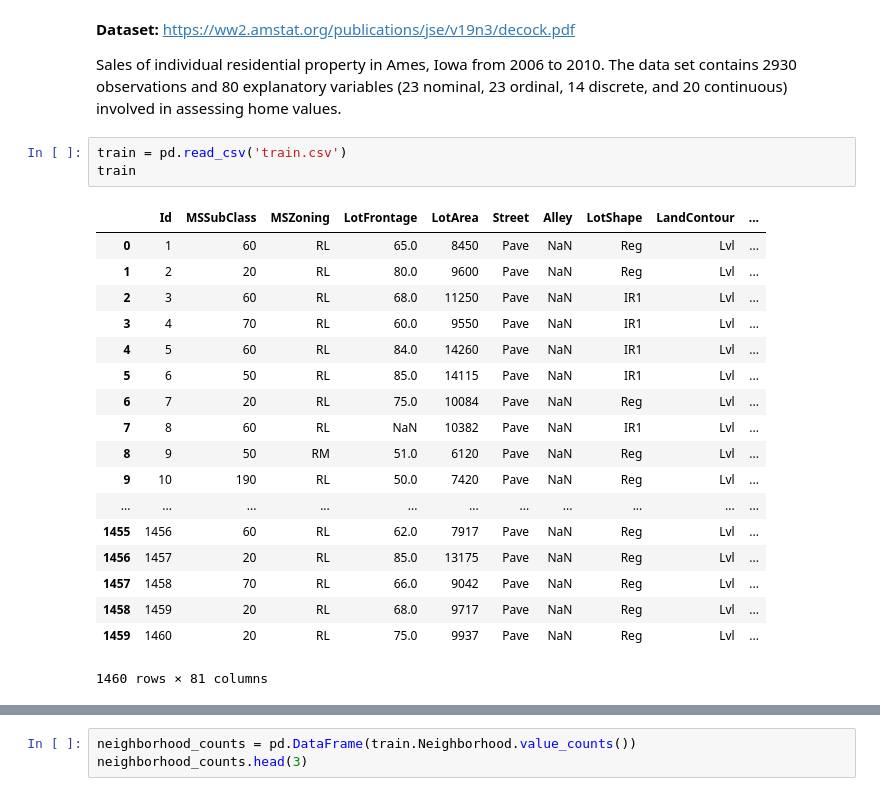
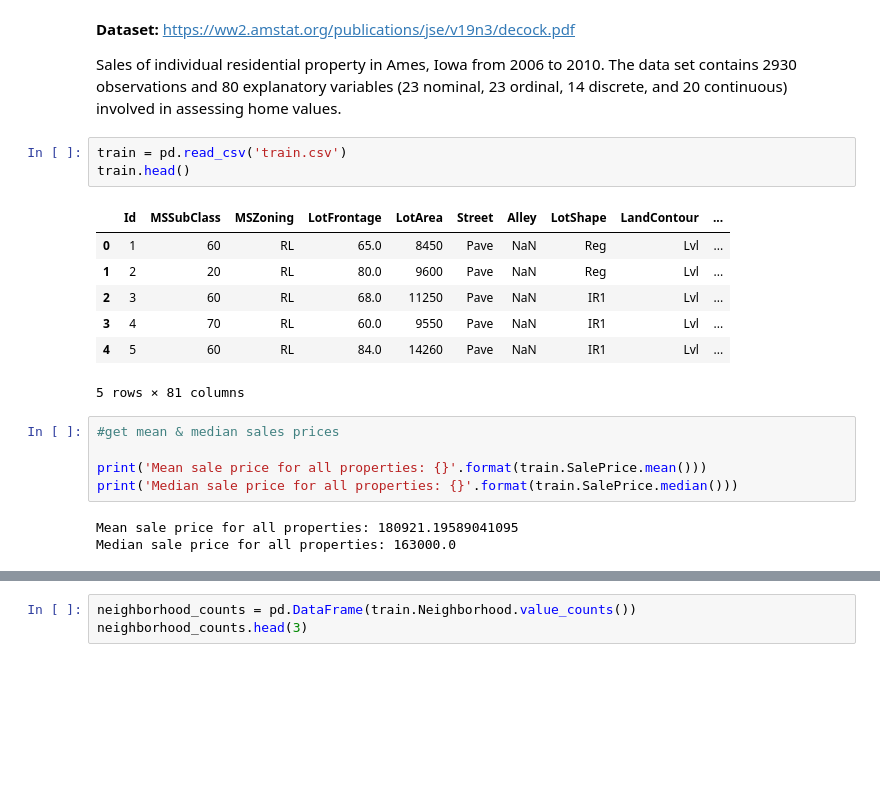
Before and after one commit to brianmcguckin/thinkful_data_science, a Jupyter notebook: unit_01_capstone.ipynb, the cells around one changed output, grey strips where cells are left out. Drawn from its saved outputs; the diff is of its cells as text; blank space fills up the shorter version.

```diff
--- a/unit_01_capstone.ipynb
+++ b/unit_01_capstone.ipynb
@@ -11,23 +11,20 @@ __Dataset:__ https://ww2.amstat.org/publications/jse/v19n3/decock.pdf
 Sales of individual residential property in Ames, Iowa from 2006 to 2010. The data set contains 2930 observations and 80 explanatory variables (23 nominal, 23 ordinal, 14 discrete, and 20 continuous) involved in assessing home values.
 # %%
 train = pd.read_csv('train.csv')
-train
+train.head()
 # %% [output]
 |  | Id | MSSubClass | MSZoning | LotFrontage | LotArea | Street | Alley | LotShape | LandContour | ... |
 | 0 | 1 | 60 | RL | 65.0 | 8450 | Pave | NaN | Reg | Lvl | ... |
 | 1 | 2 | 20 | RL | 80.0 | 9600 | Pave | NaN | Reg | Lvl | ... |
 | 2 | 3 | 60 | RL | 68.0 | 11250 | Pave | NaN | IR1 | Lvl | ... |
 | 3 | 4 | 70 | RL | 60.0 | 9550 | Pave | NaN | IR1 | Lvl | ... |
 | 4 | 5 | 60 | RL | 84.0 | 14260 | Pave | NaN | IR1 | Lvl | ... |
-| 5 | 6 | 50 | RL | 85.0 | 14115 | Pave | NaN | IR1 | Lvl | ... |
-| 6 | 7 | 20 | RL | 75.0 | 10084 | Pave | NaN | Reg | Lvl | ... |
-| 7 | 8 | 60 | RL | NaN | 10382 | Pave | NaN | IR1 | Lvl | ... |
-| 8 | 9 | 50 | RM | 51.0 | 6120 | Pave | NaN | Reg | Lvl | ... |
-| 9 | 10 | 190 | RL | 50.0 | 7420 | Pave | NaN | Reg | Lvl | ... |
-| ... | ... | ... | ... | ... | ... | ... | ... | ... | ... | ... |
-| 1455 | 1456 | 60 | RL | 62.0 | 7917 | Pave | NaN | Reg | Lvl | ... |
-| 1456 | 1457 | 20 | RL | 85.0 | 13175 | Pave | NaN | Reg | Lvl | ... |
-| 1457 | 1458 | 70 | RL | 66.0 | 9042 | Pave | NaN | Reg | Lvl | ... |
-| 1458 | 1459 | 20 | RL | 68.0 | 9717 | Pave | NaN | Reg | Lvl | ... |
-| 1459 | 1460 | 20 | RL | 75.0 | 9937 | Pave | NaN | Reg | Lvl | ... |
-1460 rows × 81 columns
+5 rows × 81 columns
+# %%
+#get mean & median sales prices
+
+print('Mean sale price for all properties: {}'.format(train.SalePrice.mean()))
+print('Median sale price for all properties: {}'.format(train.SalePrice.median()))
+# %% [output]
+Mean sale price for all properties: 180921.19589041095
+Median sale price for all properties: 163000.0
```
Also changed, not shown: parts of 12 cells of this notebook.
